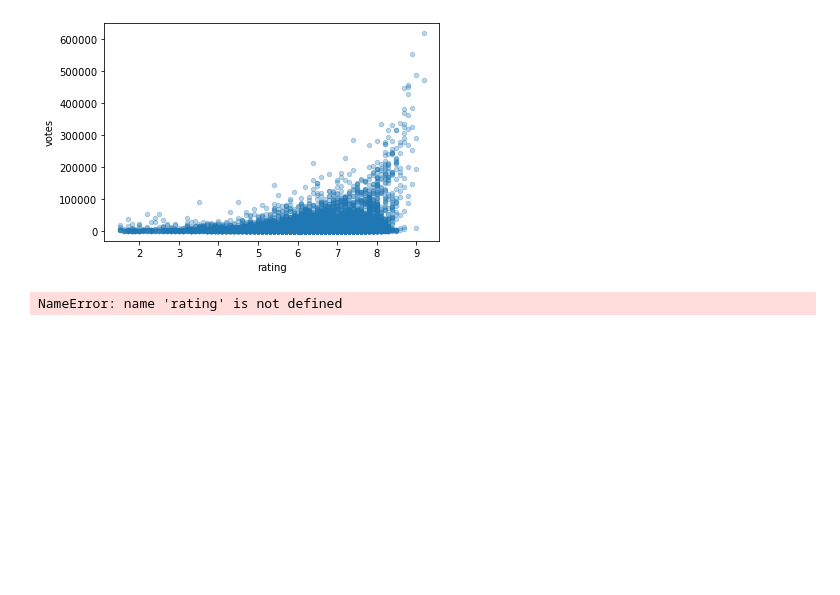
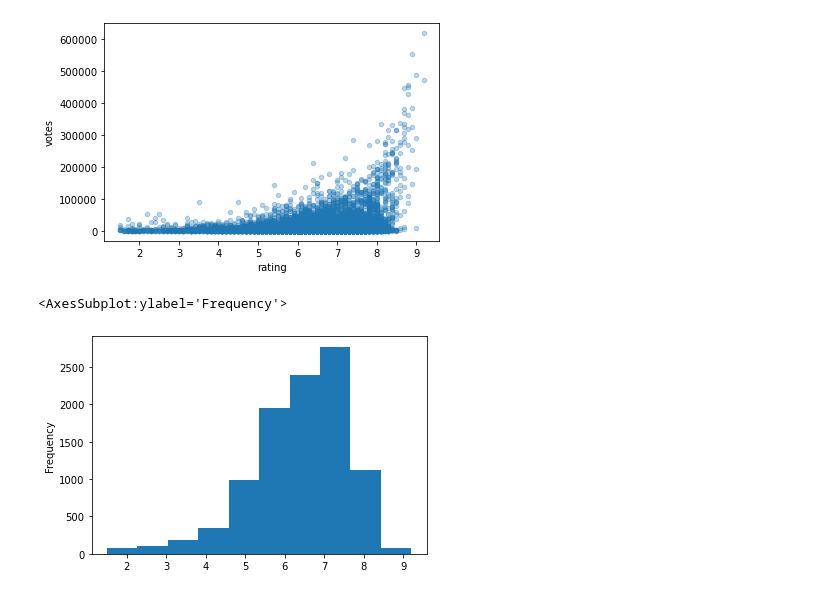
Before and after one commit to Aarohi-masq/100Days, a Jupyter notebook: Jupyter.ipynb, the cells around one changed output. Saved outputs shown, nothing was run; the diff lists cells and outputs as text; code cells hidden in the pictures; blank space fills up the shorter version.

```diff
--- a/Jupyter.ipynb
+++ b/Jupyter.ipynb
@@ -283,6 +281,7 @@ data.plot(kind='scatter', x='rating', y='votes', alpha=0.3)
 <AxesSubplot:xlabel='rating', ylabel='votes'>
 [figure]
 # %%
-data[rating].plot(kind='hist')
+data['rating'].plot(kind='hist')
 # %% [output]
-NameError: name 'rating' is not defined
+<AxesSubplot:ylabel='Frequency'>
+[figure, added]
```
Also changed, not shown: parts of 33 cells of this notebook.
